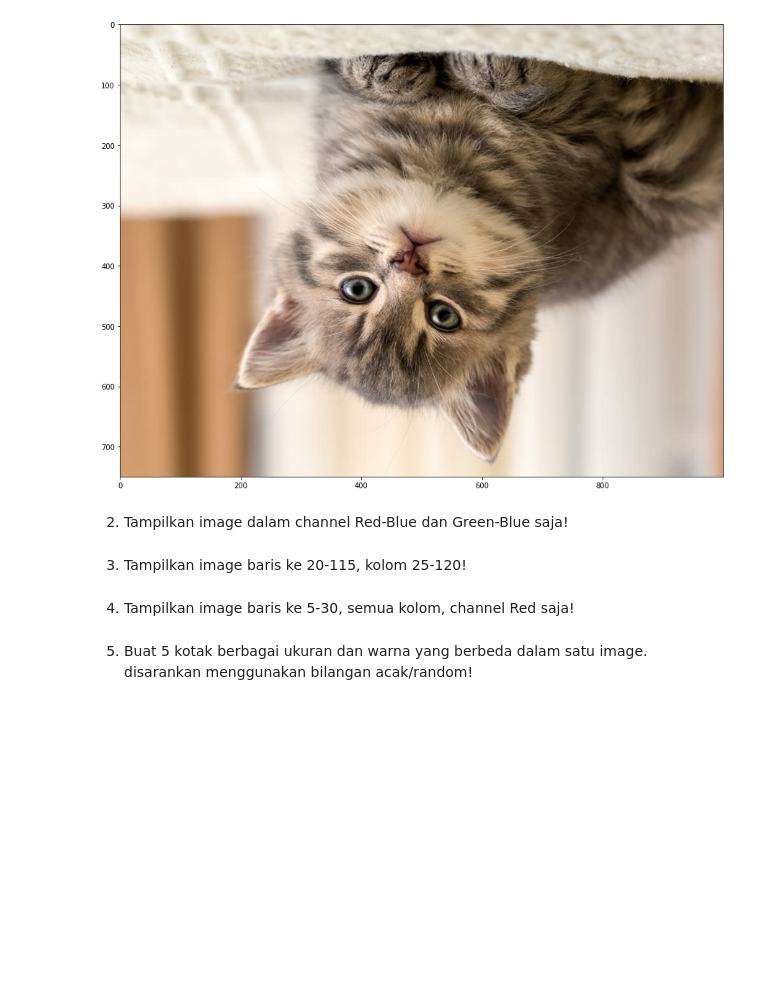
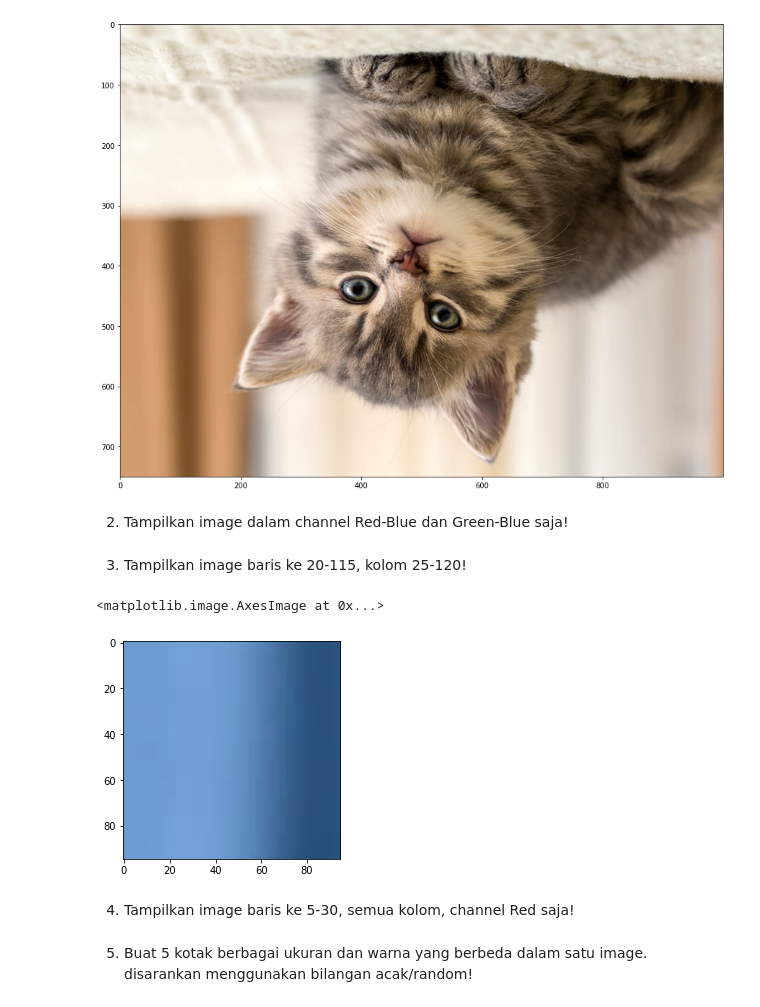
Before and after one commit to vinkharisma/PCVK_Genap_2023, a Jupyter notebook: Week2.ipynb, the cells around one changed output. Cells and saved outputs as stored; diff of their text form; code cells hidden in the pictures; blank space fills up the shorter version.

```diff
--- a/Week2.ipynb
+++ b/Week2.ipynb
@@ -210,6 +210,14 @@ ax.imshow(img5)
 2. Tampilkan image dalam channel Red-Blue dan Green-Blue saja!
 # %% [markdown]
 3. Tampilkan image baris ke 20-115, kolom 25-120!
+# %%
+img = cv.imread('/content/drive/MyDrive/PCVK/Images/kitten.jpg')
+
+# Menampilkan image baris ke 20-115 dan kolom 25-120
+plt.imshow(img[20:115, 25:120])
+# %% [output]
+<matplotlib.image.AxesImage at 0x...>
+[figure, added]
 # %% [markdown]
 4. Tampilkan image baris ke 5-30, semua kolom, channel Red saja!
 # %% [markdown]
```
Also changed, not shown: parts of 9 cells of this notebook.
